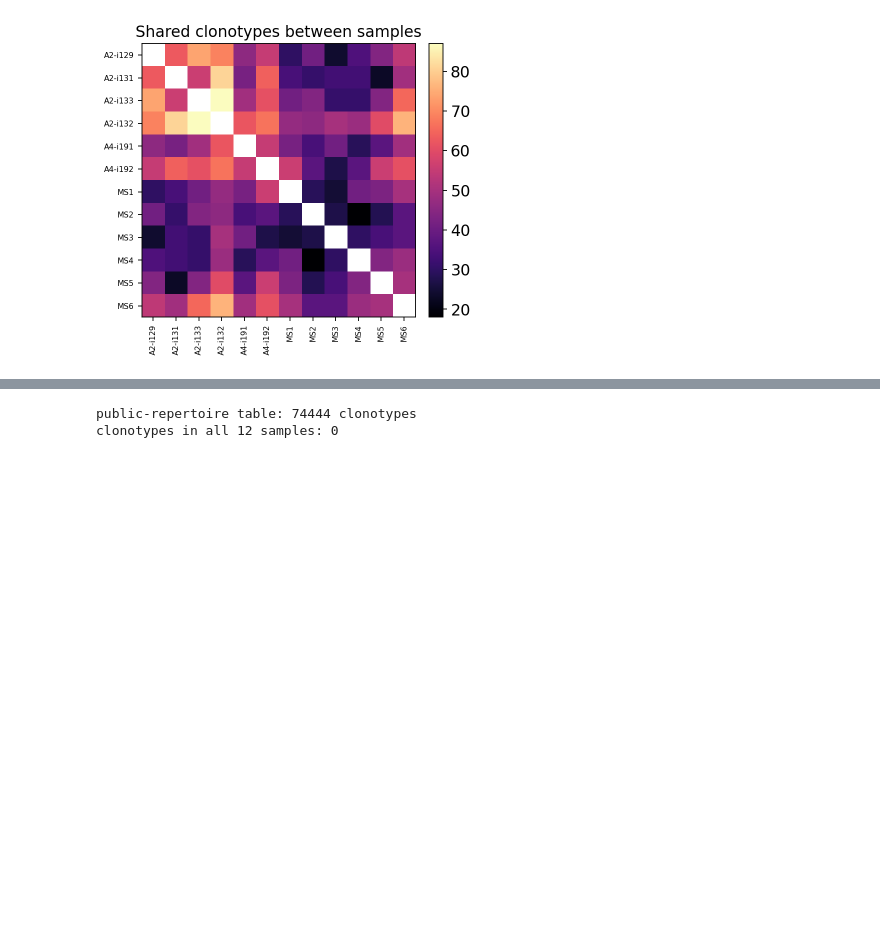
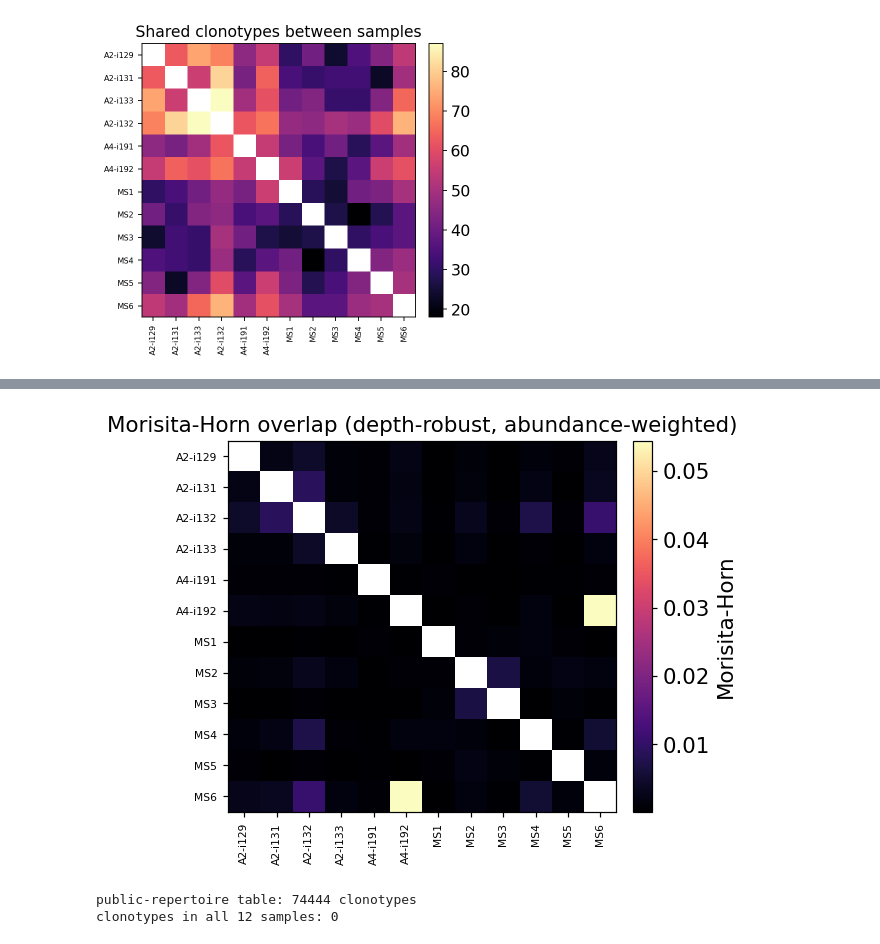
Before and after one commit to DBinary/omicverse-tutorials, a Jupyter notebook: docs/Tutorials-airr/t_airr_02_bulk.ipynb, the cells around one changed output, grey strips where cells are left out. Drawn from its saved outputs; the diff is of its cells as text; code cells hidden in the pictures; blank space fills up the shorter version.

```diff
--- a/docs/Tutorials-airr/t_airr_02_bulk.ipynb
+++ b/docs/Tutorials-airr/t_airr_02_bulk.ipynb
@@ -370,3 +380,18 @@ plt.show()
+# %%
+mh = ov.airr.repertoire_overlap_bulk(immdata, method='morisita')
+mh = mh.loc[hc_samples + ms_samples, hc_samples + ms_samples]
+fig, ax = plt.subplots(figsize=(5.5, 4.5))
+im = ax.imshow(mh.values, cmap='magma', aspect='auto')
+ax.set_xticks(range(len(mh.columns)))
+ax.set_xticklabels(mh.columns, rotation=90, fontsize=7)
+ax.set_yticks(range(len(mh.index)))
+ax.set_yticklabels(mh.index, fontsize=7)
+ax.set_title('Morisita-Horn overlap (depth-robust, abundance-weighted)')
+plt.colorbar(im, ax=ax, fraction=0.046, pad=0.04, label='Morisita-Horn')
+plt.tight_layout()
+plt.show()
+# %% [output]
+[figure, added]
 # %%
 pubrep = ov.airr.public_clonotypes(immdata, col="aa+v")
 shared = pubrep["Samples"].value_counts().sort_index()
```
Also changed, not shown: parts of 1 cell of this notebook, 7 other files.
